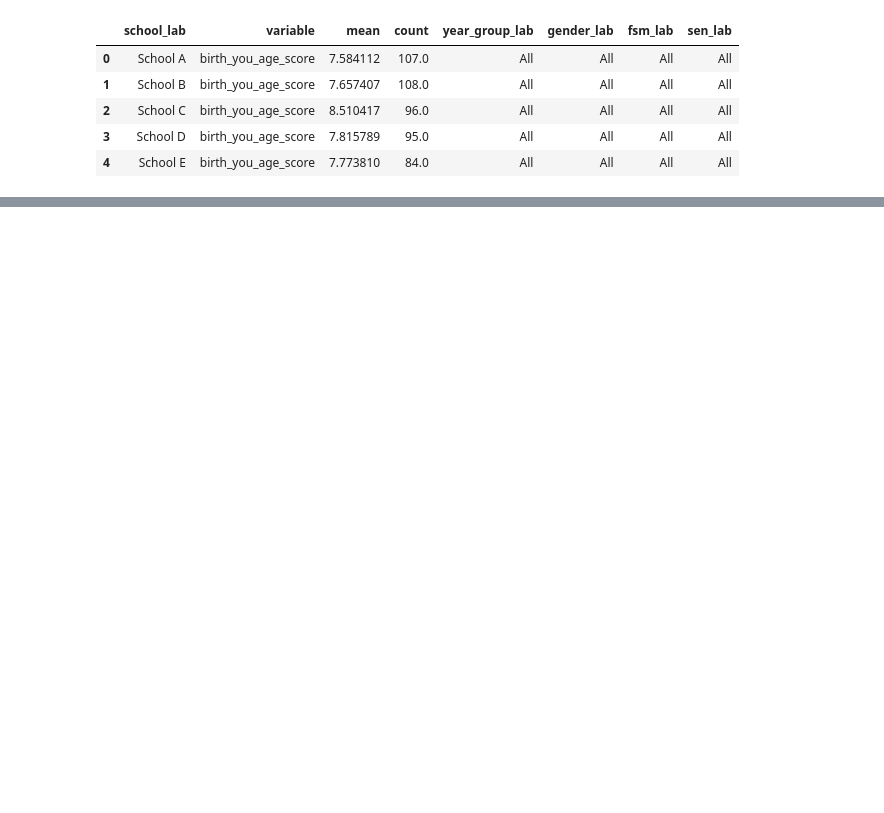
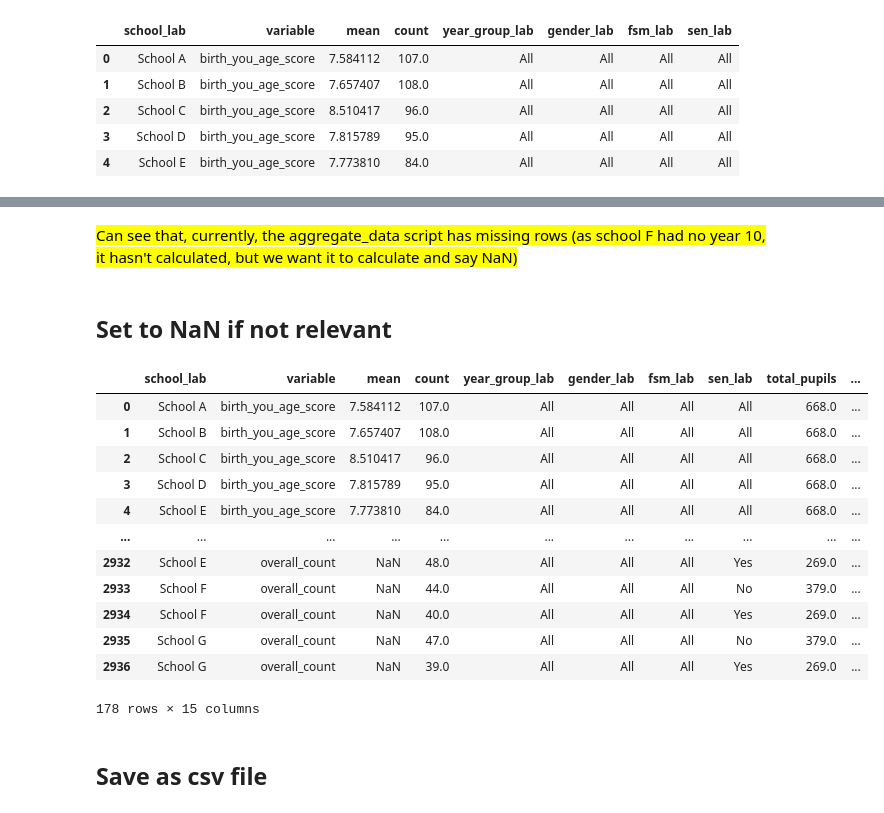
Before and after one commit to kailo-beewell/synthetic_standard_school_dashboards, a Jupyter notebook: create_and_process_data/3_rag_ratings.ipynb, the cells around one changed output, grey strips where cells are left out. Drawn from its saved outputs; the diff is of its cells as text; code cells hidden in the pictures; blank space fills up the shorter version.

```diff
--- a/create_and_process_data/3_rag_ratings.ipynb
+++ b/create_and_process_data/3_rag_ratings.ipynb
@@ -34,0 +121,11 @@ data.head()
+# %%
+# Find 1 SD above and below mean
+rag['lower'] = rag['group_wt_mean'] - rag['group_wt_std']
+rag['upper'] = rag['group_wt_mean'] + rag['group_wt_std']
+# %%
+# Create RAG column
+conditions = [(rag['mean'] <= rag['lower']),
+              (rag['mean'] > rag['lower']) & (rag['mean'] < rag['upper']),
+              (rag['mean'] >= rag['upper'])]
+choices = ['below', 'average', 'above']
+rag.loc[:, 'rag'] = np.select(conditions, choices, default=np.nan)
@@ -162,0 +183,27 @@ ax.axhspan(upper_boundary, ymax, facecolor='green', alpha=0.5)
+# %% [markdown]
+<mark>Can see that, currently, the aggregate_data script has missing rows (as school F had no year 10, it hasn't calculated, but we want it to calculate and say NaN)</mark>
+# %% [markdown]
+## Set to NaN if not relevant
+# %%
+# Birth you age score is just average birth age and not needed as a "score"
+# Overall count is the count of pupils in each group (not for specific variable)
+mask = rag['variable'].isin(['birth_you_age_score', 'overall_count'])
+nan_col = ['group_n', 'group_wt_mean', 'group_wt_std', 'lower', 'upper', 'rag']
+rag.loc[mask, nan_col] = np.nan
+rag[mask]
+# %% [output]
+|  | school_lab | variable | mean | count | year_group_lab | gender_lab | fsm_lab | sen_lab | total_pupils | ... |
+| 0 | School A | birth_you_age_score | 7.584112 | 107.0 | All | All | All | All | 668.0 | ... |
+| 1 | School B | birth_you_age_score | 7.657407 | 108.0 | All | All | All | All | 668.0 | ... |
+| 2 | School C | birth_you_age_score | 8.510417 | 96.0 | All | All | All | All | 668.0 | ... |
+| 3 | School D | birth_you_age_score | 7.815789 | 95.0 | All | All | All | All | 668.0 | ... |
+| 4 | School E | birth_you_age_score | 7.773810 | 84.0 | All | All | All | All | 668.0 | ... |
+| ... | ... | ... | ... | ... | ... | ... | ... | ... | ... | ... |
+| 2932 | School E | overall_count | NaN | 48.0 | All | All | All | Yes | 269.0 | ... |
+| 2933 | School F | overall_count | NaN | 44.0 | All | All | All | No | 379.0 | ... |
+| 2934 | School F | overall_count | NaN | 40.0 | All | All | All | Yes | 269.0 | ... |
+| 2935 | School G | overall_count | NaN | 47.0 | All | All | All | No | 379.0 | ... |
+| 2936 | School G | overall_count | NaN | 39.0 | All | All | All | Yes | 269.0 | ... |
+178 rows × 15 columns
+# %% [markdown]
+## Save as csv file
```
Also changed, not shown: parts of 27 cells of this notebook, 1 other file.
